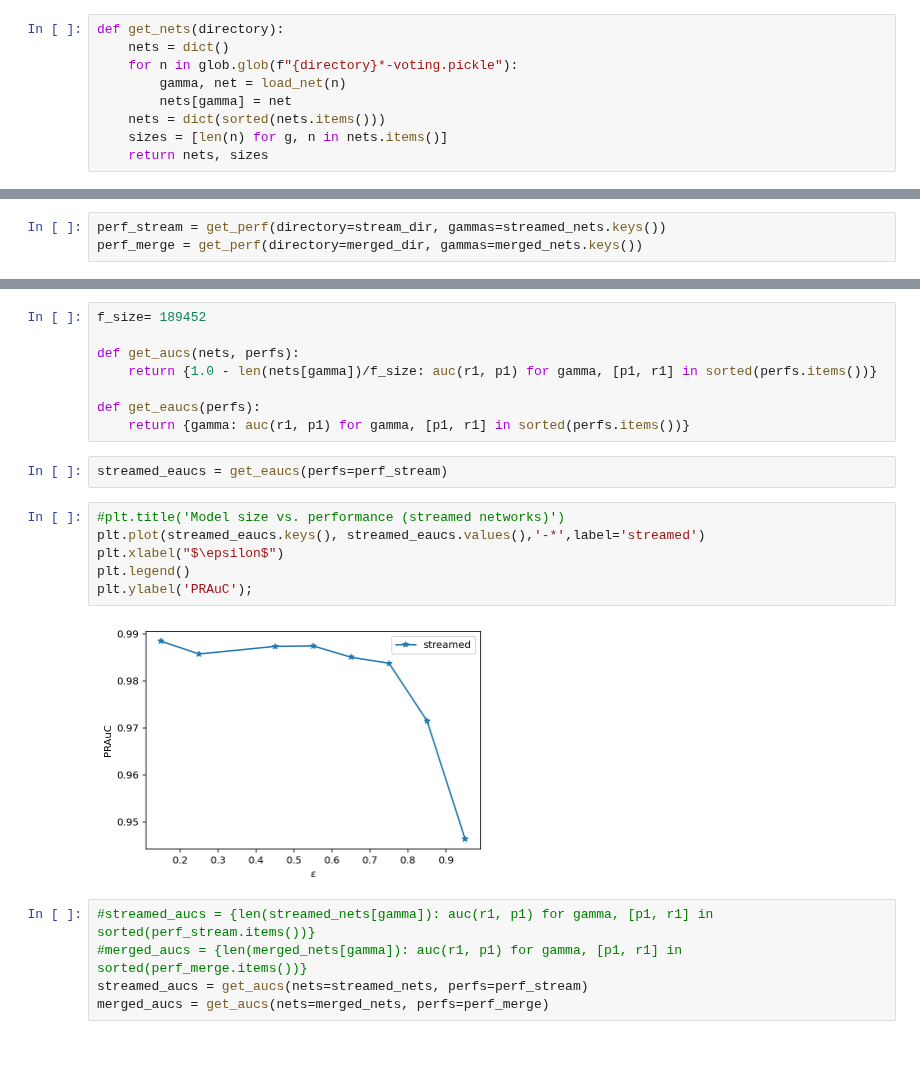
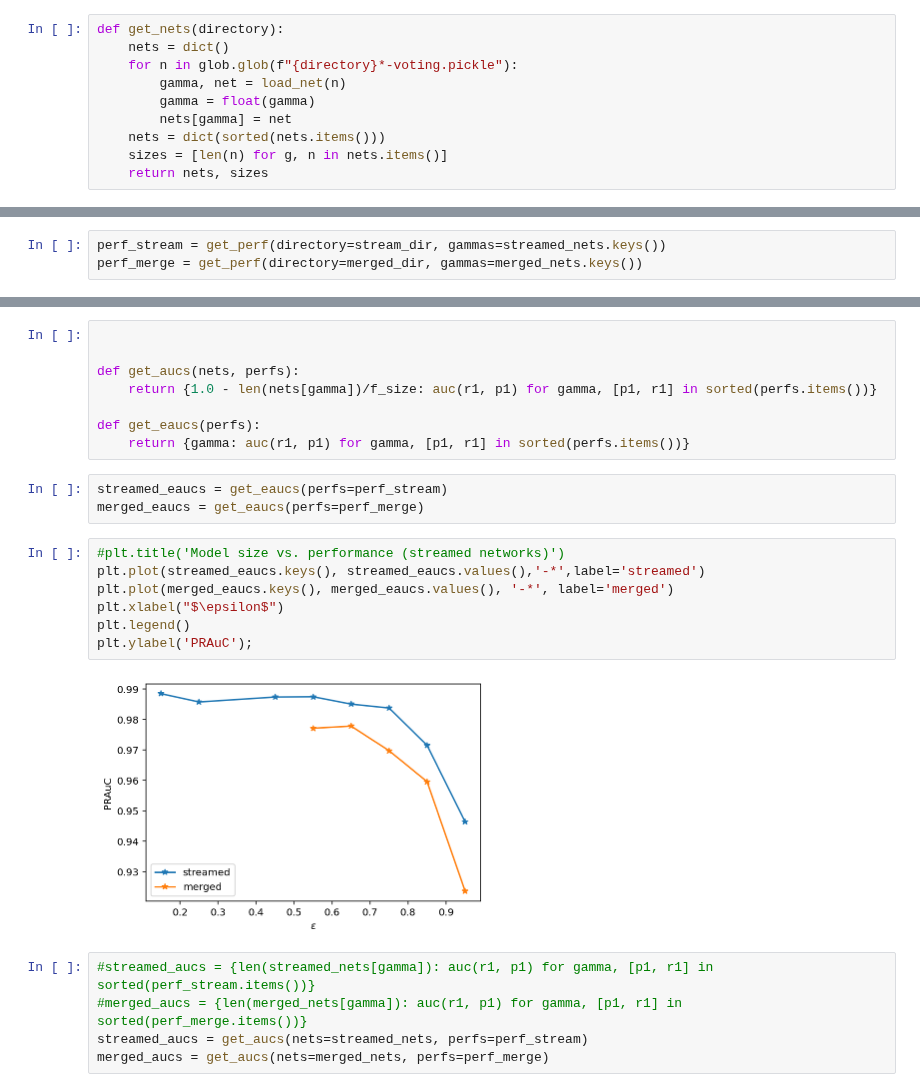
Before and after one commit to jrybicki-jsc/smms, a Jupyter notebook: graphla/cleans.ipynb, the cells around one changed output, grey strips where cells are left out. Cells and saved outputs as stored; diff of their text form; blank space fills up the shorter version.

Commit message:
more merged

```diff
--- a/graphla/cleans.ipynb
+++ b/graphla/cleans.ipynb
@@ -10,6 +10,7 @@ def get_nets(directory):
     nets = dict()
     for n in glob.glob(f"{directory}*-voting.pickle"):
         gamma, net = load_net(n)
+        gamma = float(gamma)
         nets[gamma] = net
     nets = dict(sorted(nets.items()))
     sizes = [len(n) for g, n in nets.items()]
@@ -95,5 +102,5 @@ ax2.legend();
 # %%
-f_size= 189452
+
 
 def get_aucs(nets, perfs):
     return {1.0 - len(nets[gamma])/f_size: auc(r1, p1) for gamma, [p1, r1] in sorted(perfs.items())}
@@ -102,14 +109,16 @@ def get_eaucs(perfs):
     return {gamma: auc(r1, p1) for gamma, [p1, r1] in sorted(perfs.items())}
 # %%
 streamed_eaucs = get_eaucs(perfs=perf_stream)
+merged_eaucs = get_eaucs(perfs=perf_merge)
 # %%
 #plt.title('Model size vs. performance (streamed networks)')
 plt.plot(streamed_eaucs.keys(), streamed_eaucs.values(),'-*',label='streamed')
+plt.plot(merged_eaucs.keys(), merged_eaucs.values(), '-*', label='merged')
 plt.xlabel("$\epsilon$")
 plt.legend()
 plt.ylabel('PRAuC');
 # %% [output]
-[figure, old version]
+[figure, new version]
 # %%
 #streamed_aucs = {len(streamed_nets[gamma]): auc(r1, p1) for gamma, [p1, r1] in sorted(perf_stream.items())}
 #merged_aucs = {len(merged_nets[gamma]): auc(r1, p1) for gamma, [p1, r1] in sorted(perf_merge.items())}
```
Also changed, not shown: parts of 13 cells of this notebook.
